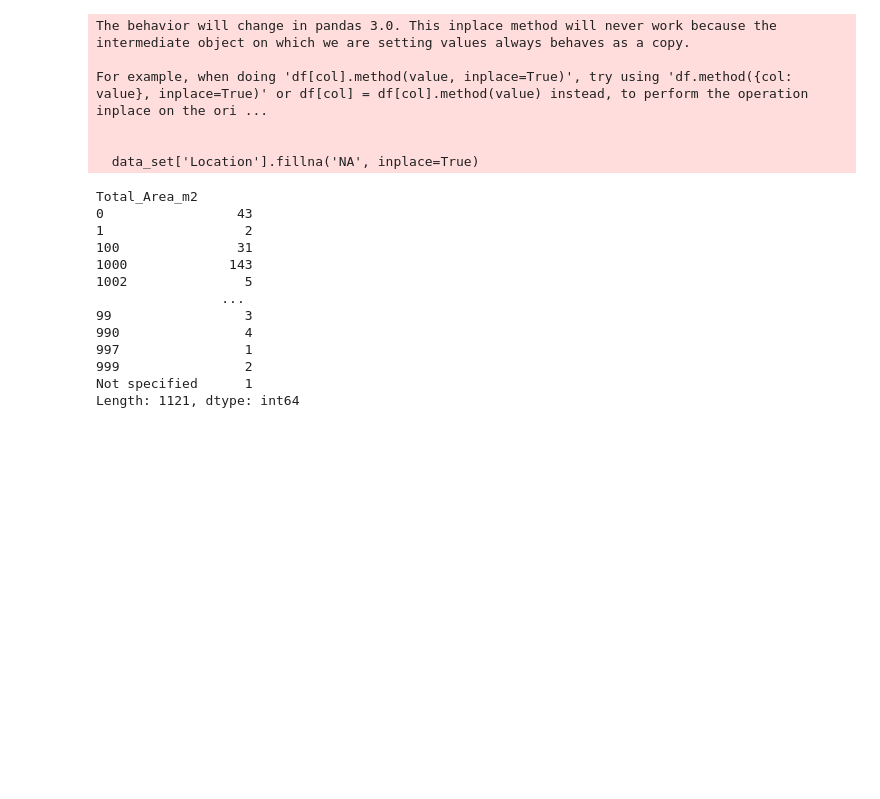
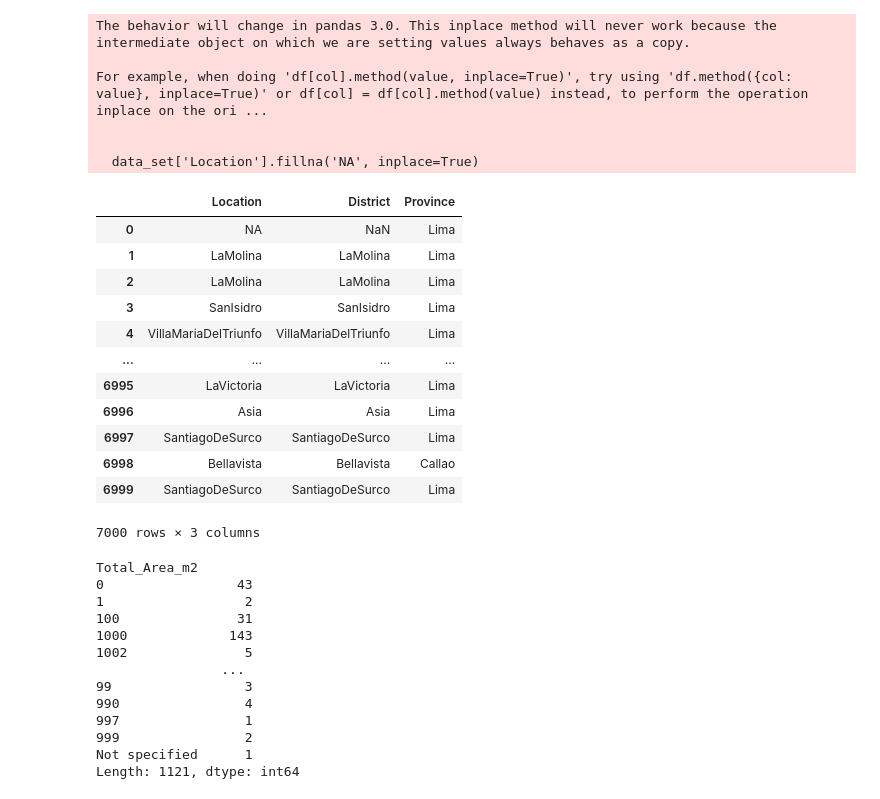
Before and after one commit to apovisr/PUCP_machine-learning, a Jupyter notebook: final/final.v1.ipynb, the cells around one changed output. Cells and saved outputs as stored; diff of their text form; code cells hidden in the pictures; blank space fills up the shorter version.

```diff
--- a/final/final.v1.ipynb
+++ b/final/final.v1.ipynb
@@ -27,6 +27,22 @@ def clean_beach_resort(dataset):
     return dataset
 # %%
 data = clean_beach_resort(data)
+# %%
+data[['Location', 'District', 'Province']]
+# %% [output]
+|  | Location | District | Province |
+| 0 | NA | NaN | Lima |
+| 1 | LaMolina | LaMolina | Lima |
+| 2 | LaMolina | LaMolina | Lima |
+| 3 | SanIsidro | SanIsidro | Lima |
+| 4 | VillaMariaDelTriunfo | VillaMariaDelTriunfo | Lima |
+| ... | ... | ... | ... |
+| 6995 | LaVictoria | LaVictoria | Lima |
+| 6996 | Asia | Asia | Lima |
+| 6997 | SantiagoDeSurco | SantiagoDeSurco | Lima |
+| 6998 | Bellavista | Bellavista | Callao |
+| 6999 | SantiagoDeSurco | SantiagoDeSurco | Lima |
+7000 rows × 3 columns
 # %%
 def extract_date(data_set: pd.DataFrame) -> pd.DataFrame:
     #data_set['Publication_Date'] = data_set['Publication_Date'].str.extract(r'Publicado el (.+)')
```
Also changed, not shown: parts of 13 cells of this notebook.
